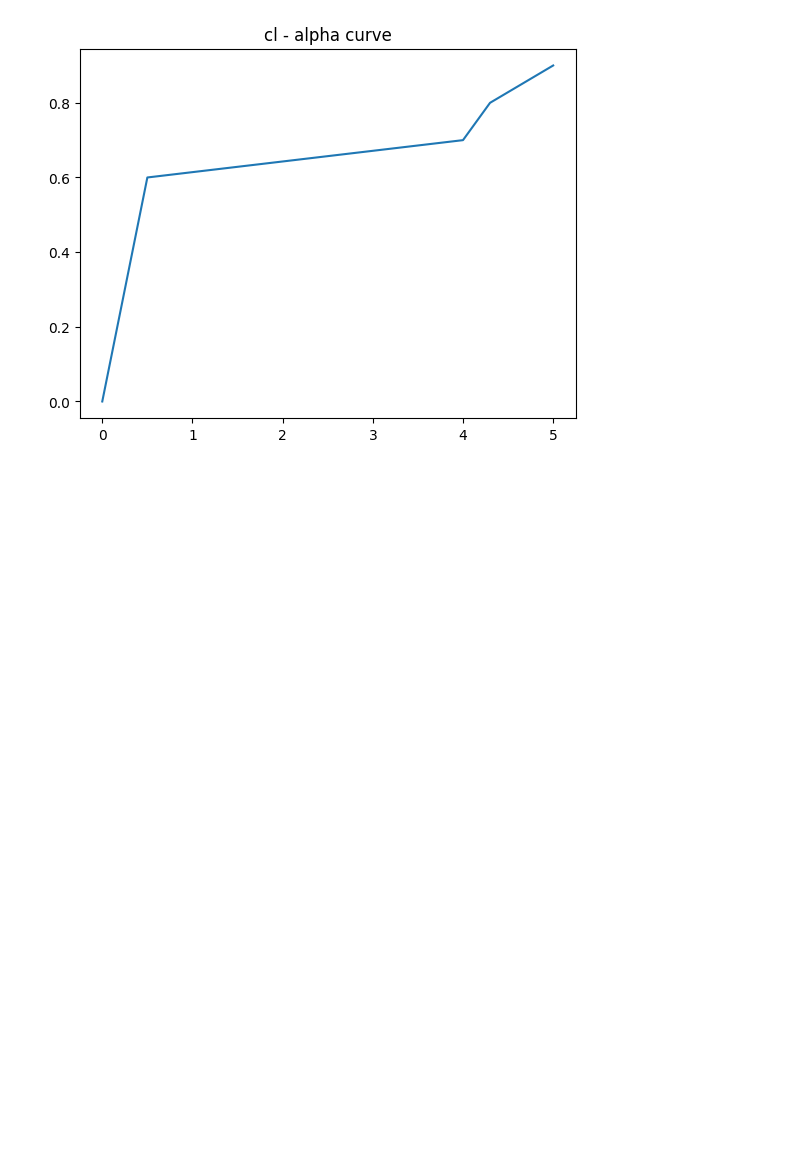
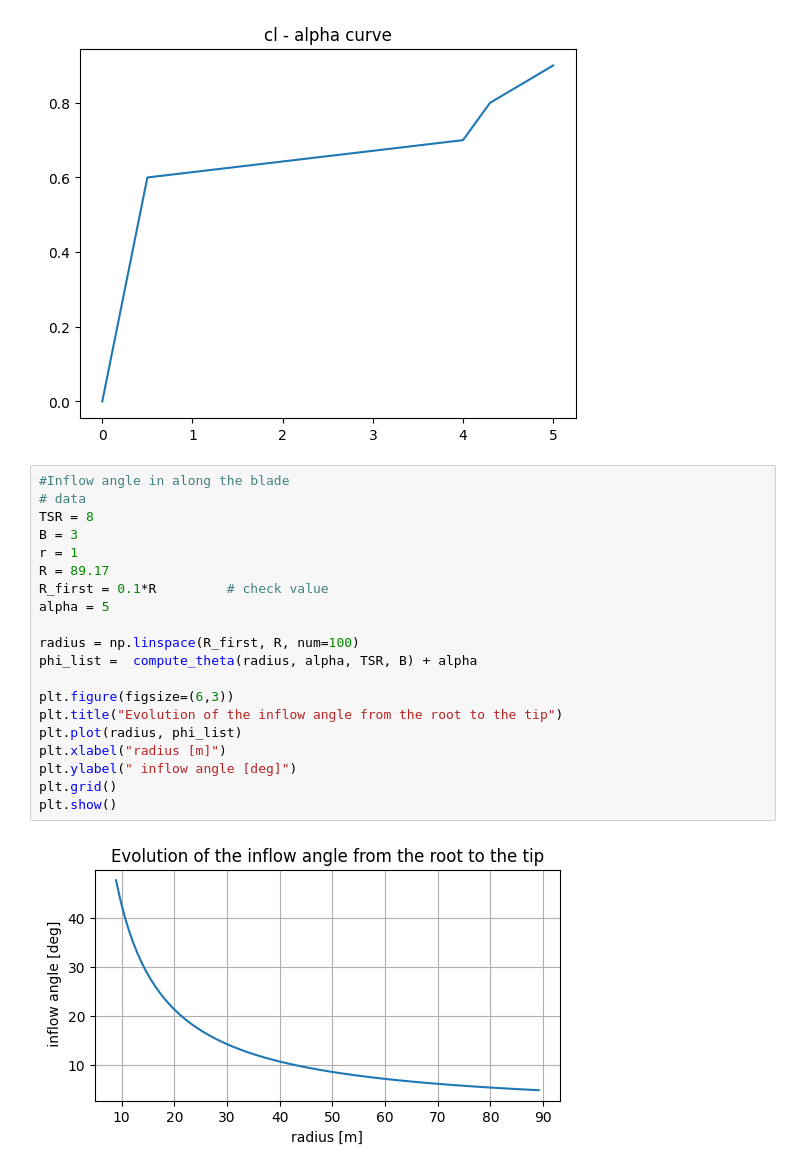
Before and after one commit to nicolaquaia/LAC_final, a Jupyter notebook: assignment_01/assugnment1_01.ipynb, the cells around one changed output. Cells and saved outputs as stored; diff of their text form; blank space fills up the shorter version.

```diff
--- a/assignment_01/assugnment1_01.ipynb
+++ b/assignment_01/assugnment1_01.ipynb
@@ -170,3 +379,25 @@ plt.show()
 # %% [output]
 [figure]
 [figure]
+# %%
+#Inflow angle in along the blade
+# data
+TSR = 8
+B = 3
+r = 1
+R = 89.17
+R_first = 0.1*R         # check value
+alpha = 5
+
+radius = np.linspace(R_first, R, num=100)
+phi_list =  compute_theta(radius, alpha, TSR, B) + alpha
+
+plt.figure(figsize=(6,3))
+plt.title("Evolution of the inflow angle from the root to the tip")
+plt.plot(radius, phi_list)
+plt.xlabel("radius [m]")
+plt.ylabel(" inflow angle [deg]")
+plt.grid()
+plt.show()
+# %% [output]
+[figure, added]
```
Also changed, not shown: parts of 4 cells of this notebook.
